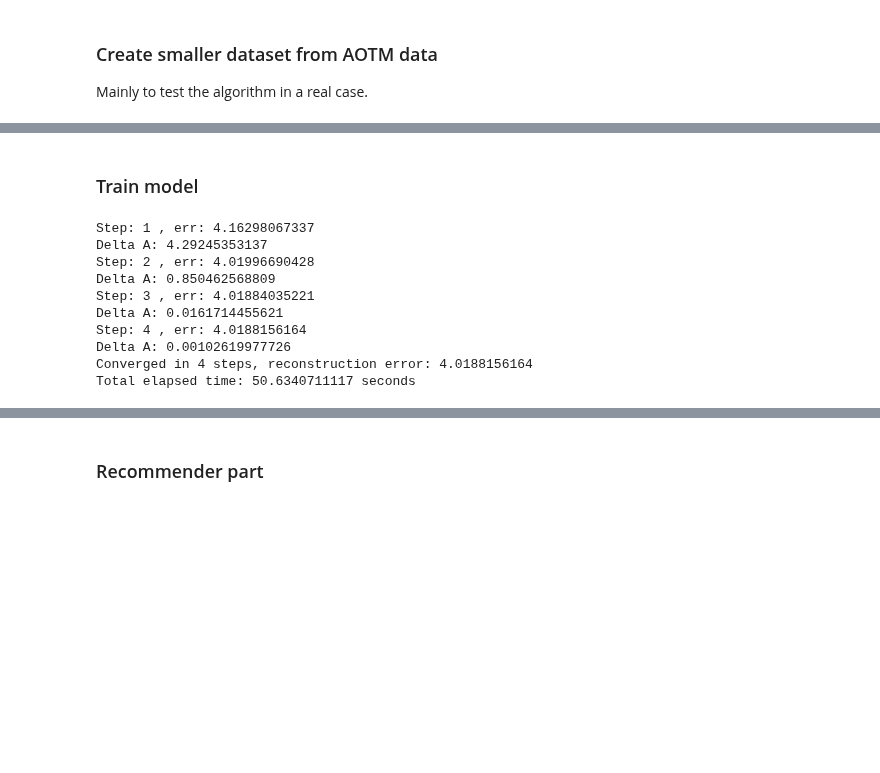
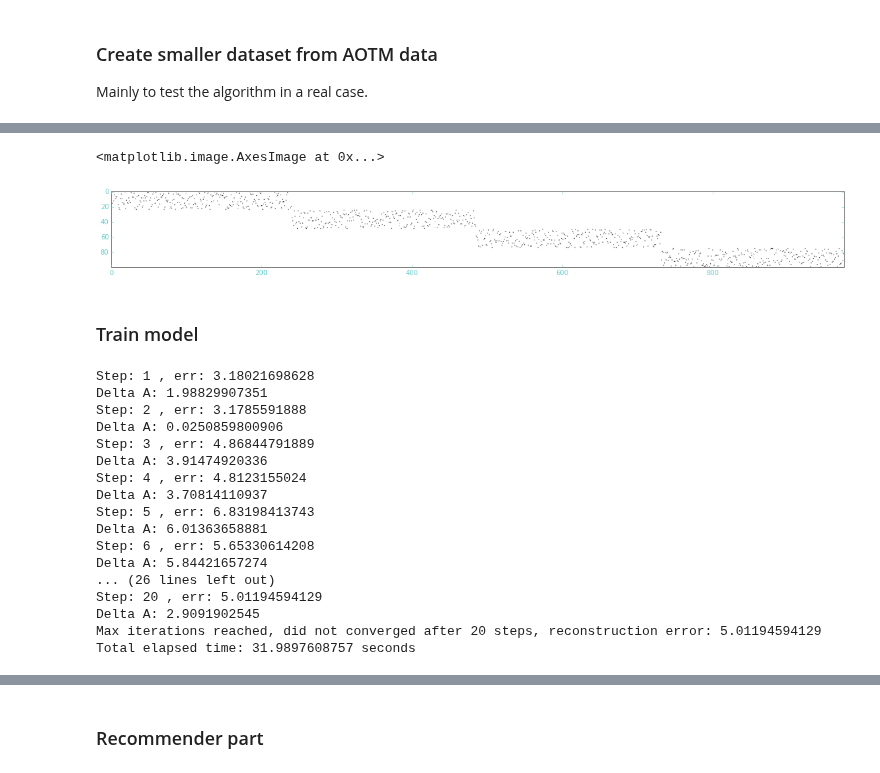
Before and after one commit to kikohs/recog, a Jupyter notebook: notebook/Rec sys.ipynb, the cells around one changed output, grey strips where cells are left out. Saved outputs shown, nothing was run; the diff lists cells and outputs as text; code cells hidden in the pictures; blank space fills up the shorter version.

Commit message:
theta can be configured

```diff
--- a/notebook/Rec sys.ipynb
+++ b/notebook/Rec sys.ipynb
@@ -166,8 +179,8 @@ plt.plot(data['C'][row, :])
 # %% [markdown]
 ## Test on real data
 # %%
-# DATA_DIR = os.path.join(IPython.utils.path.get_home_dir(), 'data/aotm/')
-DATA_DIR = os.path.join( IPython.utils.path.get_home_dir(), 'local/aotm/')
+DATA_DIR = os.path.join(IPython.utils.path.get_home_dir(), 'data/aotm/')
+# DATA_DIR = os.path.join( IPython.utils.path.get_home_dir(), 'local/aotm/')
 print 'Data directory:', DATA_DIR
 
 DATASET_NAME = 'aotm'
@@ -200,12 +270,12 @@ Mainly to test the algorithm in a real case.
 # %%
-FILT_MIXES = MIXES[~MIXES.playlist_category.isin(['Mixed Genre', 'Theme', 'Single Artist'])]
-FILT_MIXES = FILT_MIXES[FILT_MIXES['size'] > 10]
+# FILT_MIXES = MIXES[~MIXES.playlist_category.isin(['Mixed Genre', 'Theme', 'Single Artist'])]
+# FILT_MIXES = FILT_MIXES[FILT_MIXES['size'] > 10]
 
-FILT_PLAYLISTS = PLAYLISTS[PLAYLISTS[playlist_id_key].isin(FILT_MIXES.index)]
+# FILT_PLAYLISTS = PLAYLISTS[PLAYLISTS[playlist_id_key].isin(FILT_MIXES.index)]
 
-# # Keep only valid song and features
+# # # Keep only valid song and features
 all_songs = pd.unique(FILT_PLAYLISTS[song_id_key])
-FILT_SONGS = SONGS[SONGS.index.isin(all_songs)]
+FILT_SONGS = SONGS[SONGS.index.isin(all_songs)].sort('genre')
 FILT_FEAT = FEAT[FEAT.index.isin(all_songs)]
 
 SONG_TO_IDX = dict(zip(FILT_SONGS.index.values, itertools.count()))
@@ -237,21 +307,37 @@ Average degree:  21.3474
 # %%
 C = rec.create_recommendation_matrix(FILT_MIXES, FILT_SONGS.index,
                                      playlist_id_key, DATASET_NAME, normalize=True)
+
+fig, ax = plt.subplots(1, 1, sharex=False, sharey=False)
+fig.set_size_inches((20, 5))
+ax.imshow(C.toarray(), cmap=plt.get_cmap('Greys'))
+# %% [output]
+<matplotlib.image.AxesImage at 0x...>
+[figure, added]
 # %% [markdown]
 ### Train model
 # %%
-rank = 20
+rank = 4
 theta_tv = 5e-4
 A, B = rec.proximal_training(C, FILT_PLAYLIST_GRAPH, FILT_SONG_GRAPH, rank,
-                             theta_tv=theta_tv, verbose=True)
+                             theta_tv_a=10000*theta_tv, theta_tv_b=theta_tv, min_iter=100,
+                             stop_criterion=1e-3,
+                             min_iter_inner=100, verbose=True)
 # %% [output]
-Step: 1 , err: 4.16298067337
-Delta A: 4.29245353137
-Step: 2 , err: 4.01996690428
-Delta A: 0.850462568809
-Step: 3 , err: 4.01884035221
-Delta A: 0.0161714455621
-Step: 4 , err: 4.0188156164
-Delta A: 0.00102619977726
-Converged in 4 steps, reconstruction error: 4.0188156164
-Total elapsed time: 50.6340711117 seconds
+Step: 1 , err: 3.18021698628
+Delta A: 1.98829907351
+Step: 2 , err: 3.1785591888
+Delta A: 0.0250859800906
+Step: 3 , err: 4.86844791889
+Delta A: 3.91474920336
+Step: 4 , err: 4.8123155024
+Delta A: 3.70814110937
+Step: 5 , err: 6.83198413743
+Delta A: 6.01363658881
+Step: 6 , err: 5.65330614208
+Delta A: 5.84421657274
+... (26 lines left out)
+Step: 20 , err: 5.01194594129
+Delta A: 2.9091902545
+Max iterations reached, did not converged after 20 steps, reconstruction error: 5.01194594129
+Total elapsed time: 31.9897608757 seconds
```
Also changed, not shown: parts of 31 cells of this notebook, 1 other file.
